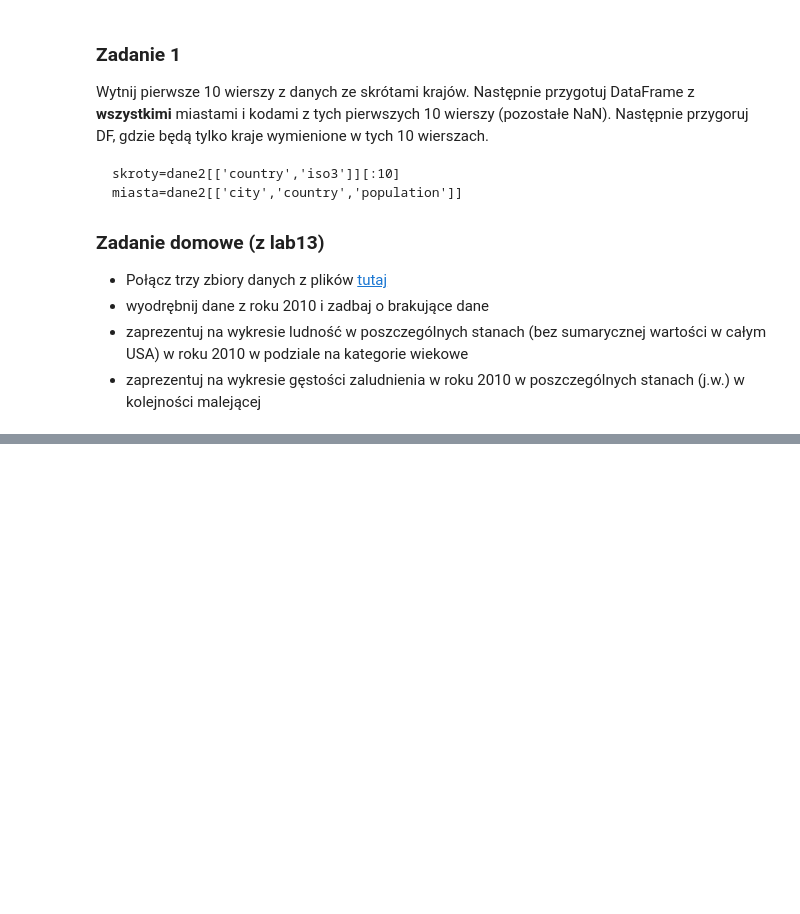
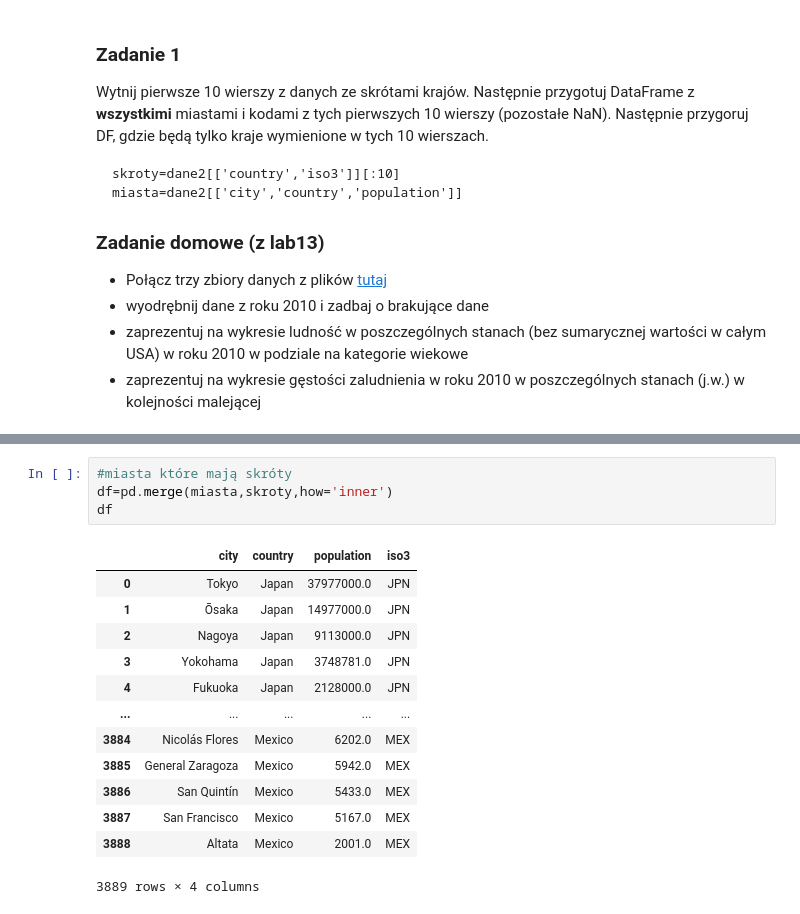
Before and after one commit to Aniaannaan/ObliczeniaNaukowe, a Jupyter notebook: Pandas2_live.ipynb, the cells around one changed output, grey strips where cells are left out. Drawn from its saved outputs; the diff is of its cells as text; blank space fills up the shorter version.

```diff
--- a/Pandas2_live.ipynb
+++ b/Pandas2_live.ipynb
@@ -401,0 +433,18 @@ miasta=dane2[['city','country','population']]
+# %%
+#miasta które mają skróty
+df=pd.merge(miasta,skroty,how='inner')
+df
+# %% [output]
+|  | city | country | population | iso3 |
+| 0 | Tokyo | Japan | 37977000.0 | JPN |
+| 1 | Ōsaka | Japan | 14977000.0 | JPN |
+| 2 | Nagoya | Japan | 9113000.0 | JPN |
+| 3 | Yokohama | Japan | 3748781.0 | JPN |
+| 4 | Fukuoka | Japan | 2128000.0 | JPN |
+| ... | ... | ... | ... | ... |
+| 3884 | Nicolás Flores | Mexico | 6202.0 | MEX |
+| 3885 | General Zaragoza | Mexico | 5942.0 | MEX |
+| 3886 | San Quintín | Mexico | 5433.0 | MEX |
+| 3887 | San Francisco | Mexico | 5167.0 | MEX |
+| 3888 | Altata | Mexico | 2001.0 | MEX |
+3889 rows × 4 columns
```
Also changed, not shown: parts of 4 cells of this notebook.
